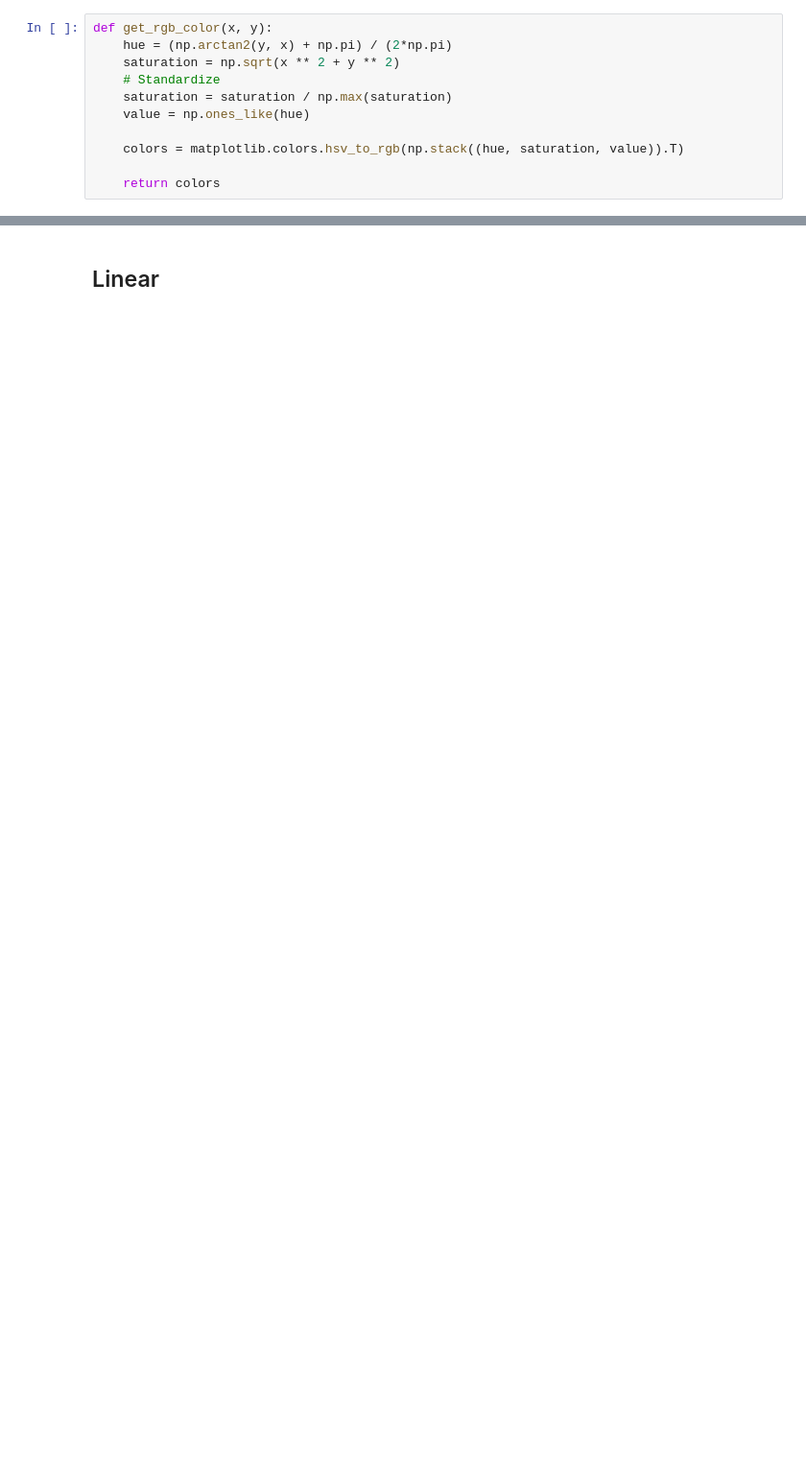
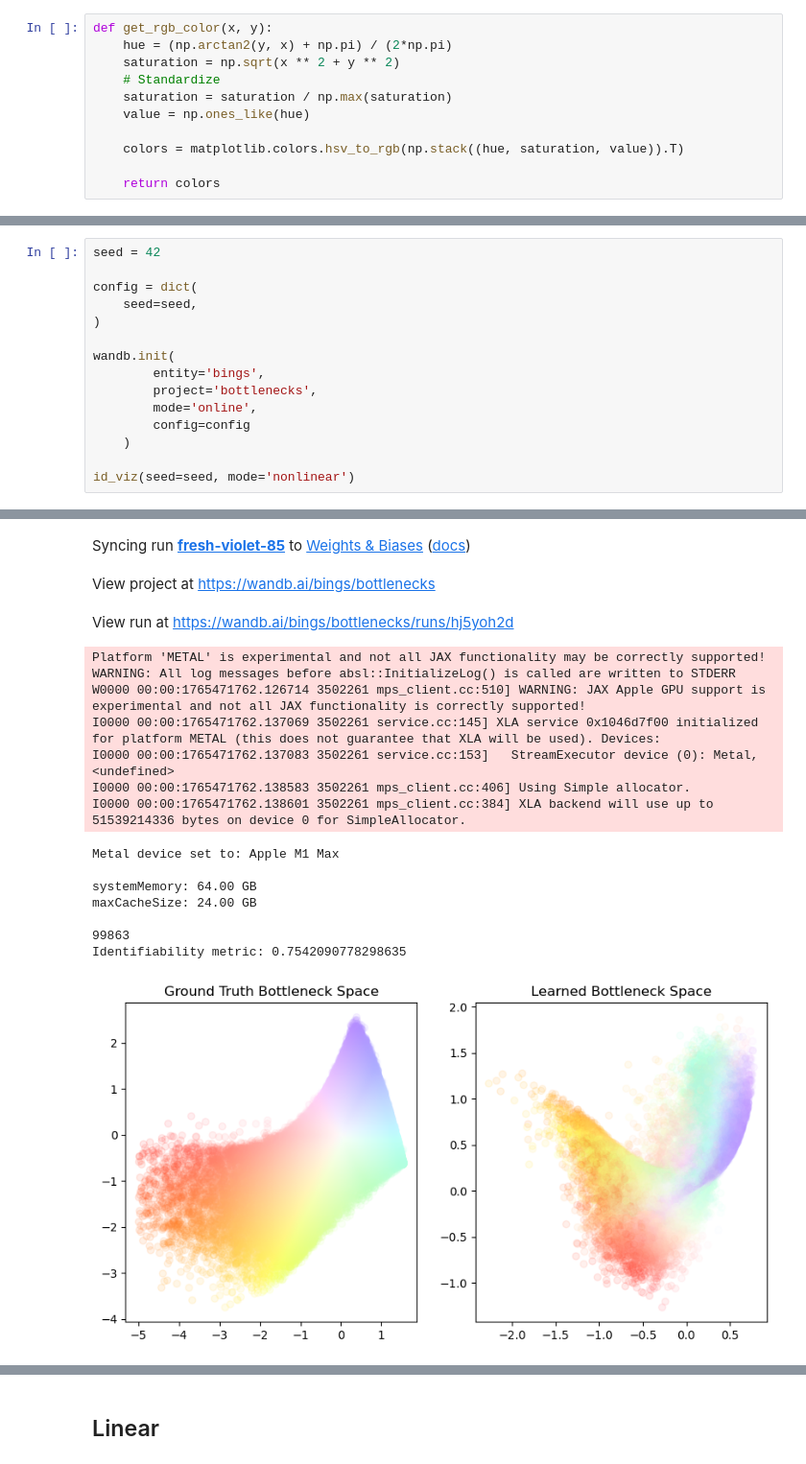
Before and after one commit to simonbing/StructuralCausalBottleneckModels, a Jupyter notebook: notebooks/identifiability_viz.ipynb, the cells around one changed output, grey strips where cells are left out. Shown at 96% size. Saved outputs shown, nothing was run; the diff lists cells and outputs as text; blank space fills up the shorter version.

Commit message:
Nonlinear id_viz stuff in notebook (working for now)

```diff
--- a/notebooks/identifiability_viz.ipynb
+++ b/notebooks/identifiability_viz.ipynb
@@ -20,0 +108,16 @@ def get_rgb_color(x, y):
+# %%
+seed = 42
+
+config = dict(
+    seed=seed,
+)
+
+wandb.init(
+        entity='bings',
+        project='bottlenecks',
+        mode='online',
+        config=config
+    )
+
+id_viz(seed=seed, mode='nonlinear')
+# %% [output]
@@ -21,3 +129,21 @@ def get_rgb_color(x, y):
+Syncing run fresh-violet-85 to Weights & Biases (docs)
+View project at https://wandb.ai/bings/bottlenecks
+View run at https://wandb.ai/bings/bottlenecks/runs/hj5yoh2d
+Platform 'METAL' is experimental and not all JAX functionality may be correctly supported!
+WARNING: All log messages before absl::InitializeLog() is called are written to STDERR
+W0000 00:00:1765471762.126714 3502261 mps_client.cc:510] WARNING: JAX Apple GPU support is experimental and not all JAX functionality is correctly supported!
+I0000 00:00:1765471762.137069 3502261 service.cc:145] XLA service 0x1046d7f00 initialized for platform METAL (this does not guarantee that XLA will be used). Devices:
+I0000 00:00:1765471762.137083 3502261 service.cc:153]   StreamExecutor device (0): Metal, <undefined>
+I0000 00:00:1765471762.138583 3502261 mps_client.cc:406] Using Simple allocator.
+I0000 00:00:1765471762.138601 3502261 mps_client.cc:384] XLA backend will use up to 51539214336 bytes on device 0 for SimpleAllocator.
+Metal device set to: Apple M1 Max
+
+systemMemory: 64.00 GB
+maxCacheSize: 24.00 GB
+
+99863
+Identifiability metric: 0.7542090778298635
+[figure, added]
 # %%
 # 1. Define (simple, two node) model
 # 2. Plot bottleneck space with some color pattern
```
Also changed, not shown: parts of 21 cells of this notebook.
